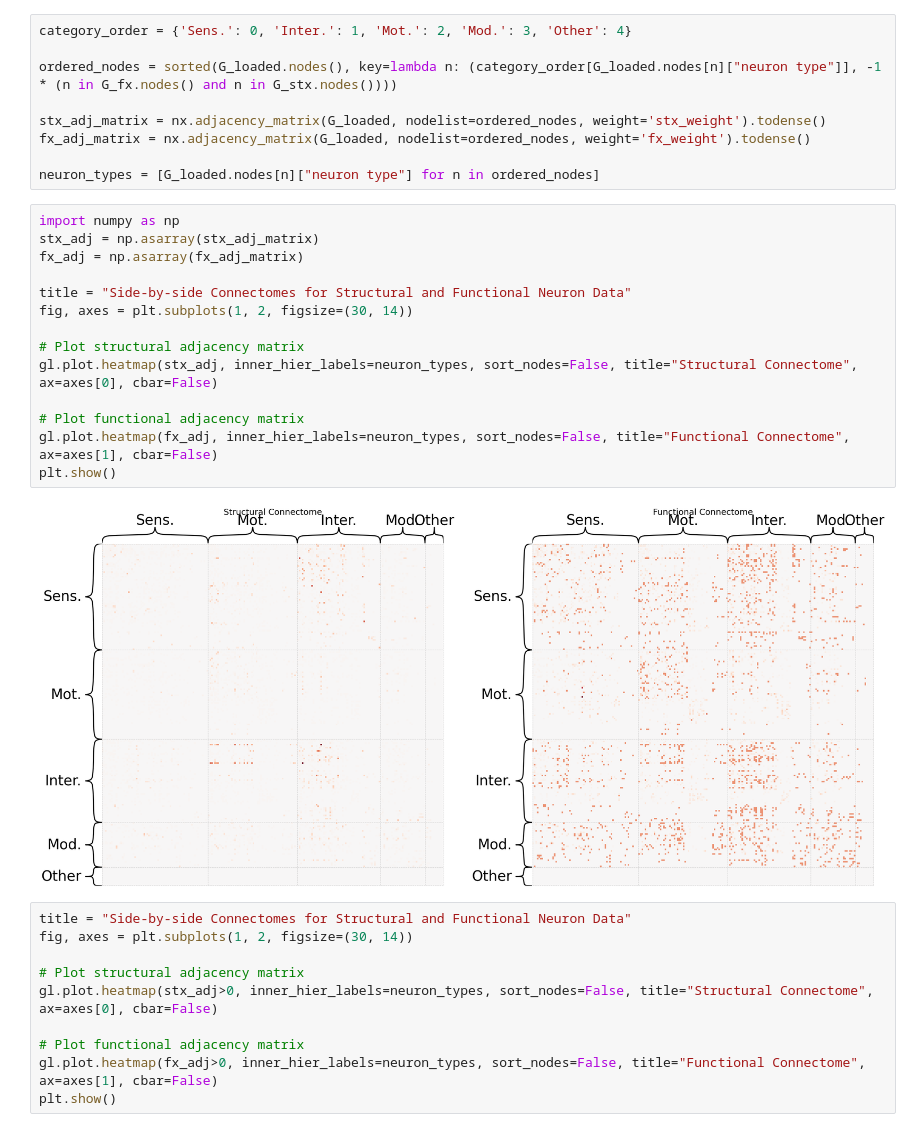
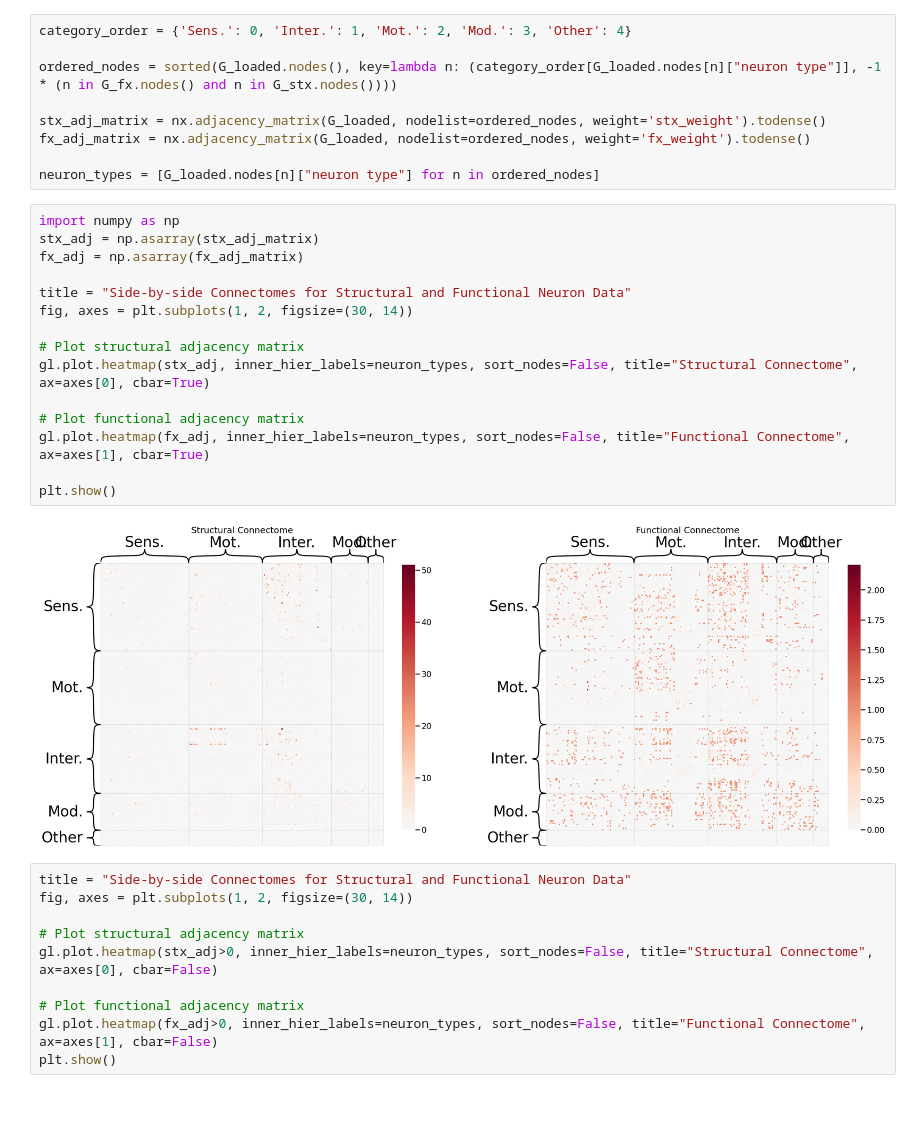
Before and after one commit to Shavit-Lab/celegans_connectome_analysis, a Jupyter notebook: networks.ipynb, the cells around one changed output. Saved outputs shown, nothing was run; the diff lists cells and outputs as text; blank space fills up the shorter version.

Commit message:
added more plots, matrix information

```diff
--- a/networks.ipynb
+++ b/networks.ipynb
@@ -106,19 +106,20 @@ neuron_types = [G_loaded.nodes[n]["neuron type"] for n in ordered_nodes]
 # %%
 import numpy as np
 stx_adj = np.asarray(stx_adj_matrix)
 fx_adj = np.asarray(fx_adj_matrix)
 
 title = "Side-by-side Connectomes for Structural and Functional Neuron Data"
 fig, axes = plt.subplots(1, 2, figsize=(30, 14))
 
 # Plot structural adjacency matrix
-gl.plot.heatmap(stx_adj, inner_hier_labels=neuron_types, sort_nodes=False, title="Structural Connectome", ax=axes[0], cbar=False)
+gl.plot.heatmap(stx_adj, inner_hier_labels=neuron_types, sort_nodes=False, title="Structural Connectome", ax=axes[0], cbar=True)
 
 # Plot functional adjacency matrix
-gl.plot.heatmap(fx_adj, inner_hier_labels=neuron_types, sort_nodes=False, title="Functional Connectome", ax=axes[1], cbar=False)
+gl.plot.heatmap(fx_adj, inner_hier_labels=neuron_types, sort_nodes=False, title="Functional Connectome", ax=axes[1], cbar=True)
+
 plt.show()
 # %% [output]
-[figure, old version]
+[figure, new version]
 # %%
 title = "Side-by-side Connectomes for Structural and Functional Neuron Data"
 fig, axes = plt.subplots(1, 2, figsize=(30, 14))
```
Also changed, not shown: parts of 5 cells of this notebook.
